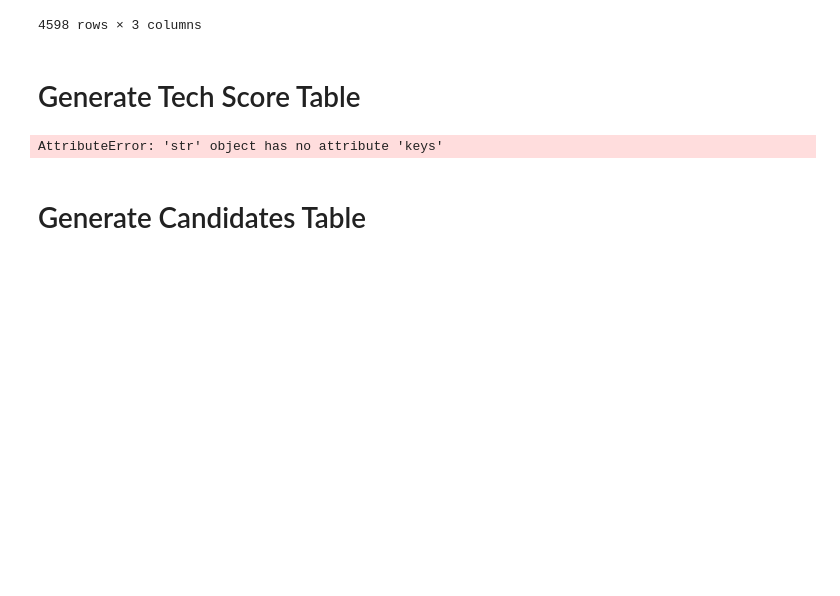
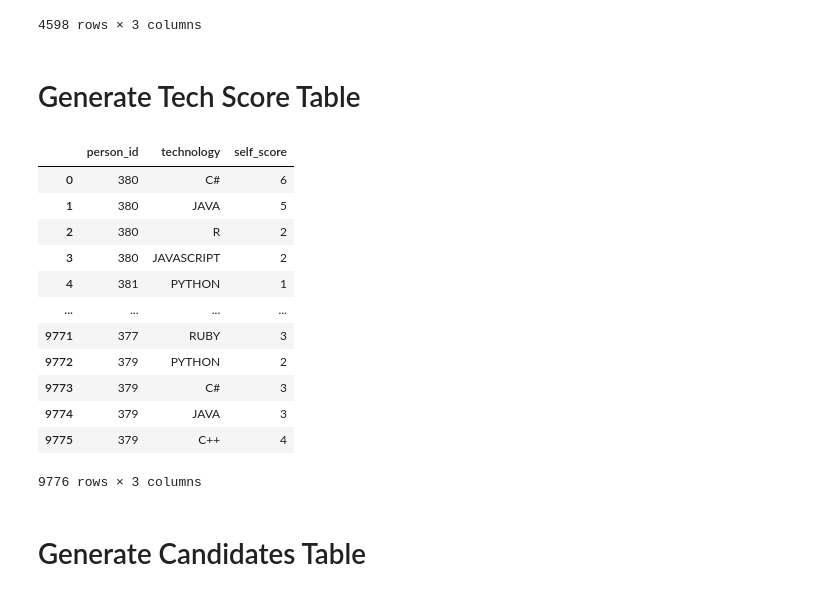
Before and after one commit to GurjinderB/SpartaGlobalETLPipeline, a Jupyter notebook: transform_to_tables.ipynb, the cells around one changed output. Drawn from its saved outputs; the diff is of its cells as text; code cells hidden in the pictures; blank space fills up the shorter version.

```diff
--- a/transform_to_tables.ipynb
+++ b/transform_to_tables.ipynb
@@ -46,6 +46,9 @@ display(df_csv)
 df_json = dataframes['json']
 df_json = clean_talent_json(df_json)
 display(df_json)
+for index, row in df_json.iterrows():
+        print(type(row['tech_self_score']))
+        break
 # %% [output]
 |  | name | date | tech_self_score | strengths | weaknesses | self_development | geo_flex | ... |
 | 0 | STILLMANN CASTANO | 2019-08-22 | {'C#': 6, 'JAVA': 5, 'R': 2, 'JAV... | [Charisma] | [Distracted, Impulsive, Introverted] | YES | YES | ... |
@@ -291,33 +289,42 @@ def pd_to_dict(df):
 # %%
-def get_tss(profiles:list):
+def generate_tss_df(df, candidates):
     #Create names lists
     names = []
     technologies = []
     self_scores = []
 
-    #Loop through profiles
-    for profile in profiles:
+    #Loop through dataframe
+    for index, row in df.iterrows():
         try:
-            techs = list(profile['tech_self_score'].keys())
+            techs = list(row['tech_self_score'].keys())
             for tech in techs:
-                names.append(profile['name'].upper())
+                names.append(row['name'].upper())
                 technologies.append(tech)
-                self_scores.append(profile['tech_self_score'][tech])
-        except KeyError:
+                self_scores.append(row['tech_self_score'][tech])
+        except AttributeError:
             continue
 
     tech_self_scores = pd.DataFrame({'name':names, 'technology':technologies, 'self_score': self_scores})
-    return tech_self_scores
+    merged = pd.merge(tech_self_scores, candidates, on='name')[['person_id', 'technology', 'self_score']]
+
+    return merged
-# %%
-profiles = list()
-for index, row in df_json.iterrows():
-    profiles.append(pd_to_dict(row))
-
-tech_scores = get_tss(profiles)
-
-display(tech_scores)
-# %% [output]
-AttributeError: 'str' object has no attribute 'keys'
+# %%
+tech_scores = generate_tss_df(df_json, candidates)
+display(tech_scores)
+# %% [output]
+|  | person_id | technology | self_score |
+| 0 | 380 | C# | 6 |
+| 1 | 380 | JAVA | 5 |
+| 2 | 380 | R | 2 |
+| 3 | 380 | JAVASCRIPT | 2 |
+| 4 | 381 | PYTHON | 1 |
+| ... | ... | ... | ... |
+| 9771 | 377 | RUBY | 3 |
+| 9772 | 379 | PYTHON | 2 |
+| 9773 | 379 | C# | 3 |
+| 9774 | 379 | JAVA | 3 |
+| 9775 | 379 | C++ | 4 |
+9776 rows × 3 columns
 # %% [markdown]
 # Generate Candidates Table
 # %%
```
Also changed, not shown: parts of 10 cells of this notebook.
